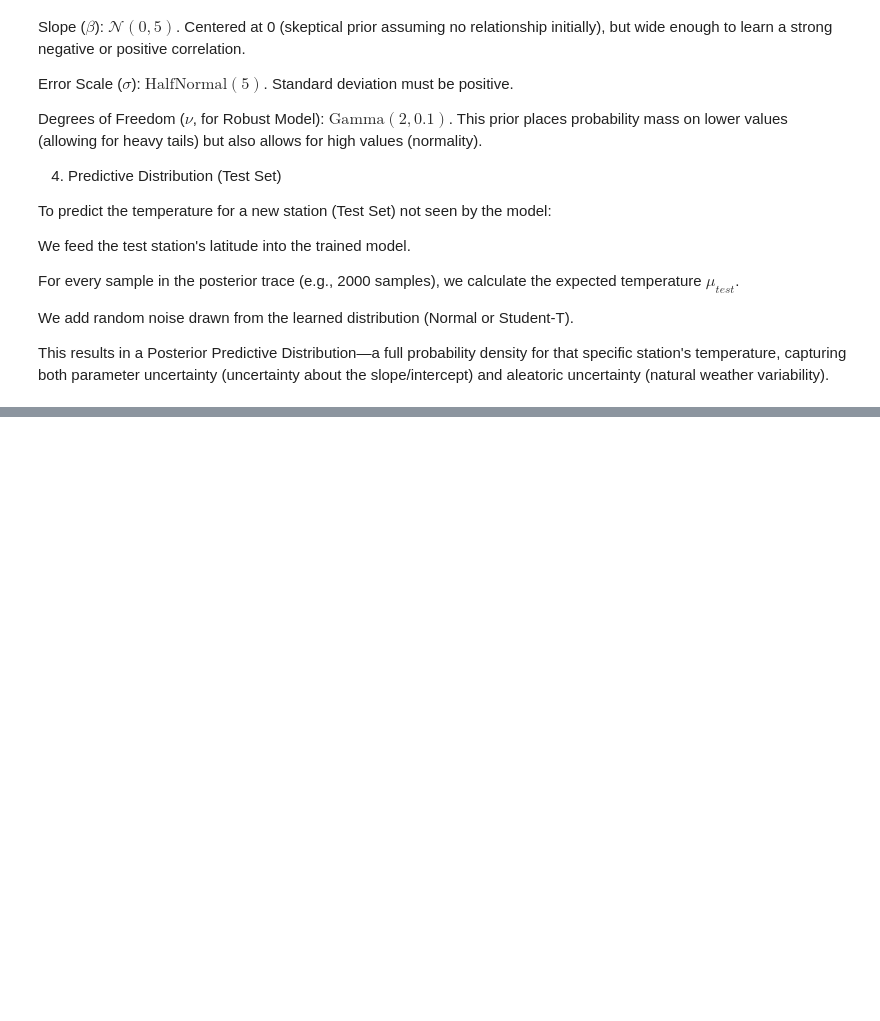
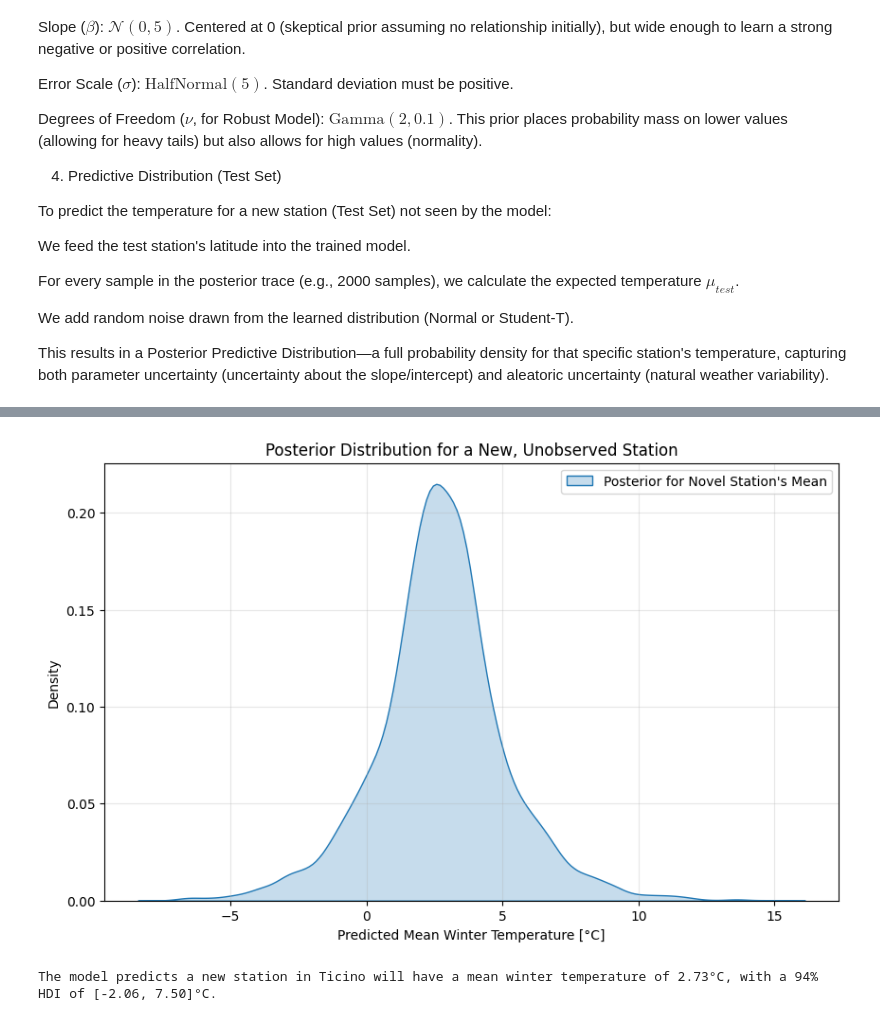
Before and after one commit to ManuCa93/bayesian_final_project, a Jupyter notebook: notebook2.ipynb, the cells around one changed output, grey strips where cells are left out. Saved outputs shown, nothing was run; the diff lists cells and outputs as text; code cells hidden in the pictures; blank space fills up the shorter version.

Commit message:
add normal-model model

```diff
--- a/notebook2.ipynb
+++ b/notebook2.ipynb
@@ -602,0 +605,10 @@ Regression Analysis Complete.
+# %%
+# Create a numerical index for each station
+station_winter_avg['station_idx'] = pd.Categorical(station_winter_avg['station']).codes
+n_stations = len(station_winter_avg['station_idx'].unique())
+
+# Data for modeling
+temperatures = station_winter_avg['temperature'].values
+station_idx = station_winter_avg['station_idx'].values
+
+print(f"Prepared data for {n_stations} stations.")
@@ -602,0 +698,25 @@ Regression Analysis Complete.
+# %%
+
+# Extract hyperparameter posteriors from the hierarchical trace
+mu_global_post = trace_hierarchical.posterior["mu_global"].values.flatten()
+sigma_mu_post = trace_hierarchical.posterior["sigma_mu"].values.flatten()
+
+# Generate samples for a novel group
+novel_group_mean_post = stats.norm.rvs(loc=mu_global_post, scale=sigma_mu_post)
+
+# Plot the distribution
+plt.figure(figsize=(10, 6))
+sns.kdeplot(novel_group_mean_post, fill=True, label="Posterior for Novel Station's Mean")
+plt.title("Posterior Distribution for a New, Unobserved Station")
+plt.xlabel("Predicted Mean Winter Temperature [°C]")
+plt.ylabel("Density")
+plt.grid(True, alpha=0.3)
+plt.legend()
+plt.show()
+
+hdi_novel = az.hdi(novel_group_mean_post, hdi_prob=0.94)
+print(f"The model predicts a new station in Ticino will have a mean winter temperature of "
+      f"{np.mean(novel_group_mean_post):.2f}°C, with a 94% HDI of [{hdi_novel[0]:.2f}, {hdi_novel[1]:.2f}]°C.")
+# %% [output]
+[figure, added]
+The model predicts a new station in Ticino will have a mean winter temperature of 2.73°C, with a 94% HDI of [-2.06, 7.50]°C.
```
Also changed, not shown: parts of 12 cells of this notebook.
